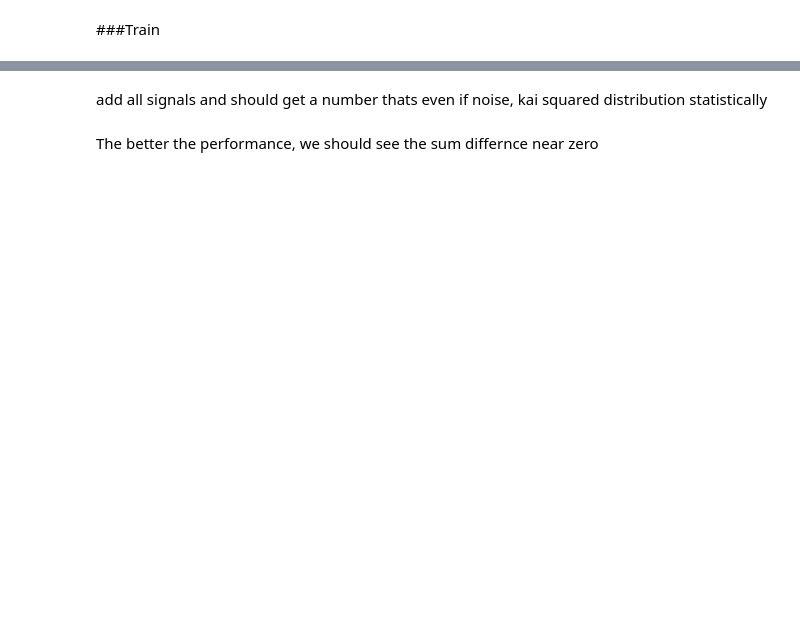
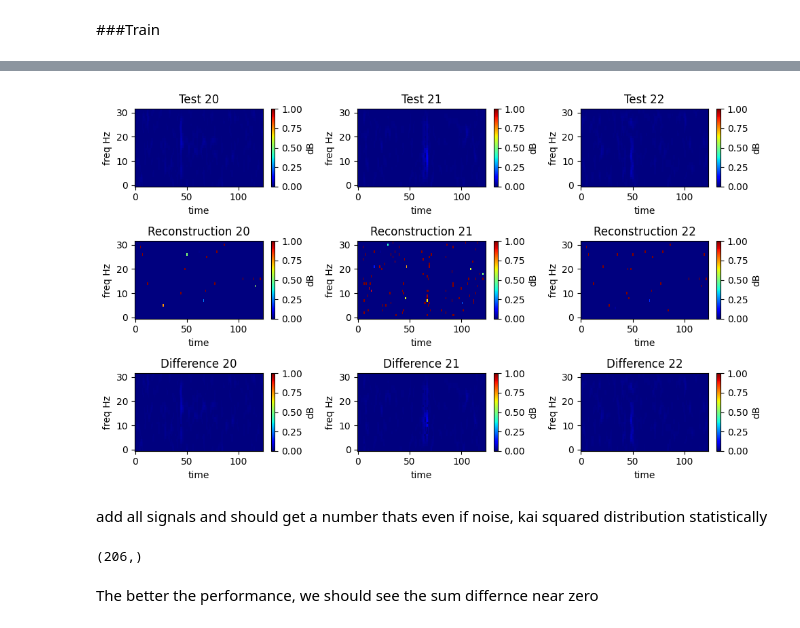
Before and after one commit to Jools-Clarke/diss-gw, a Jupyter notebook: autoencoder_conv_2D.ipynb, the cells around one changed output, grey strips where cells are left out. Saved outputs shown, nothing was run; the diff lists cells and outputs as text; code cells hidden in the pictures; blank space fills up the shorter version.

```diff
--- a/autoencoder_conv_2D.ipynb
+++ b/autoencoder_conv_2D.ipynb
@@ -216,0 +280,17 @@ NameError: ignored
+# %%
+img_shape_ = [img_shape[0], img_shape[1], 1]
+print(img_size)
+inputs = keras.Input(shape=(img_size))
+reshape1 = layers.Reshape((img_shape_))(inputs)
+conv1 = layers.Conv2D(32, kernel_size = (5,5), strides = (1,1), activation = 'relu', input_shape=((img_shape_)))(reshape1)
+max1 = layers.MaxPooling2D(pool_size=(2,2), strides=(2,2))(conv1)
+conv2 = layers.Conv2D(64, (5,5), activation = 'relu')(max1)
+max2 = layers.MaxPooling2D(pool_size=(2,2))(conv2)
+flat = layers.Flatten()(max2)
+den1 = layers.Dense(100, activation = 'relu')(flat)
+print(img_size)
+decoded = layers.Dense(img_size, activation='sigmoid')(den1)
+# This model maps an input to its reconstruction
+autoencoder = keras.Model(inputs, decoded)
+
+autoencoder.summary()
@@ -289,7 +430,7 @@ plt.show()
 decoded_imgs = autoencoder.predict(x_test)
 # %%
 n_ = 3 # How many digits we will display
-offset = 0
+offset = 20
 
 plt.figure(figsize=(10, 6))
 for i in range(n_):
@@ -302,33 +443,35 @@ for i in range(n_):
     plt.title(f"Test {i+offset}")
 
     plt.colorbar(label="dB") #is dB correct here?? I'm not sure but its useful
     plt.tight_layout()
 
 
     # Display reconstruction
     ax = plt.subplot(3, n_, i + 1 + n_)
 
     img = plt.imshow(decoded_imgs[i+offset].reshape(img_shape), origin='lower',interpolation='nearest', cmap='jet',  aspect='auto', vmin = 0, vmax = 1)
     plt.ylabel("freq Hz")
     plt.xlabel("time")
     plt.title(f"Reconstruction {i+offset}")
 
     plt.colorbar(label="dB") #is dB correct here?? I'm not sure but its useful
     plt.tight_layout()
 
     # Display Diff
     ax = plt.subplot(3, n_, i + 1 + 2*n_)
 
     img = plt.imshow((x_test[i+offset]-decoded_imgs[i+offset]).reshape(img_shape), origin='lower',interpolation='nearest', cmap='jet',  aspect='auto', vmin = 0, vmax = 1)
     plt.ylabel("freq Hz")
     plt.xlabel("time")
     plt.title(f"Difference {i+offset}")
 
     plt.colorbar(label="dB") #is dB correct here?? I'm not sure but its useful
     plt.tight_layout()
 
 
 plt.show()
+# %% [output]
+[figure, added]
 # %% [markdown]
 add all signals and should get a number thats even if noise, kai squared distribution statistically
 # %%
@@ -339,6 +482,8 @@ for i, decoded in enumerate(decoded_imgs):
 
 sum_diff.shape
 #np.savetxt(f"m_moving{normaliserm}.txt", sum_diff)
+# %% [output]
+(206,)
 # %% [markdown]
 The better the performance, we should see the sum differnce near zero
 # %%
```
Also changed, not shown: parts of 15 cells of this notebook.
